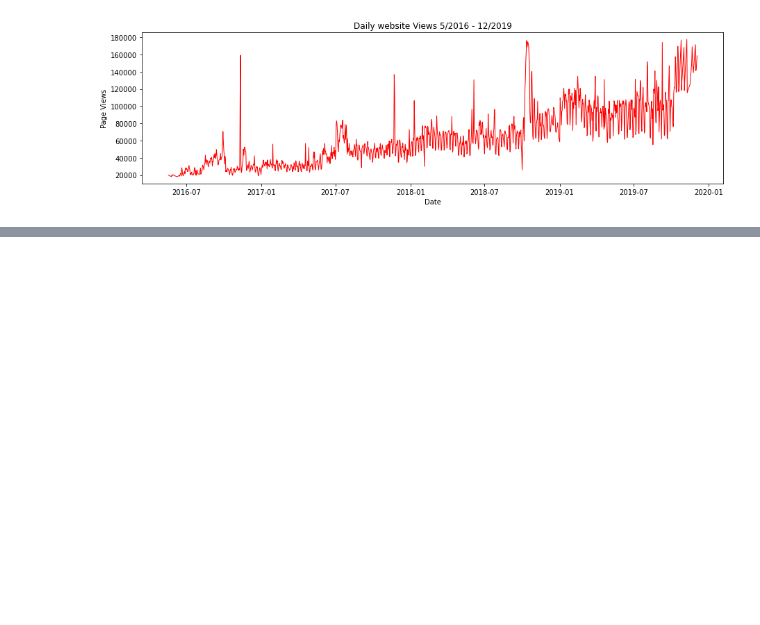
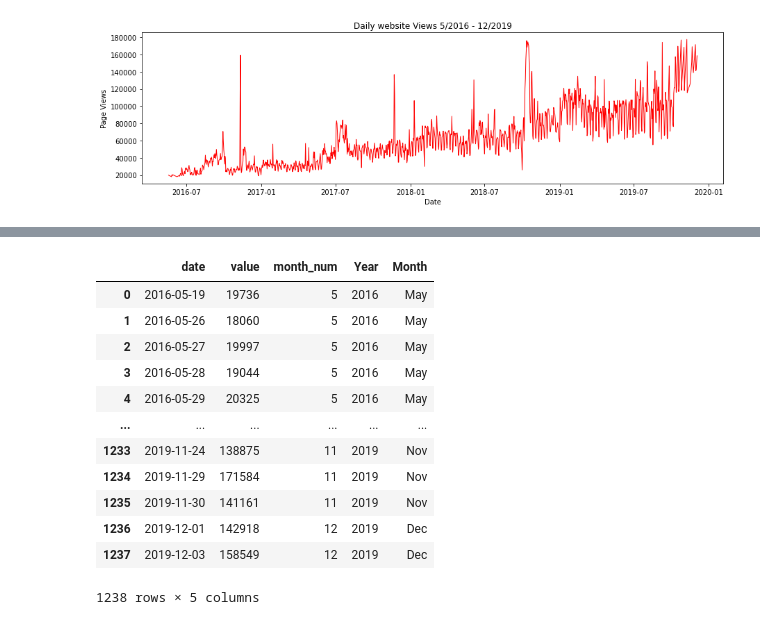
Before and after one commit to ecoplayer/sandbox, a Jupyter notebook: Page_View_Visualizer_TS.ipynb, the cells around one changed output, grey strips where cells are left out. Cells and saved outputs as stored; diff of their text form; code cells hidden in the pictures; blank space fills up the shorter version.

```diff
--- a/Page_View_Visualizer_TS.ipynb
+++ b/Page_View_Visualizer_TS.ipynb
@@ -80,0 +80,20 @@ plt.yticks(fontsize=10)
+# %%
+#box plot
+df_box=df.copy()
+df_box.reset_index(inplace=True)
+df_box["Year"] = [d.year for d in df_box.date]
+df_box["Month"] = [d.strftime ("%b") for d in df_box.date]
+# %% [output]
+|  | date | value | month_num | Year | Month |
+| 0 | 2016-05-19 | 19736 | 5 | 2016 | May |
+| 1 | 2016-05-26 | 18060 | 5 | 2016 | May |
+| 2 | 2016-05-27 | 19997 | 5 | 2016 | May |
+| 3 | 2016-05-28 | 19044 | 5 | 2016 | May |
+| 4 | 2016-05-29 | 20325 | 5 | 2016 | May |
+| ... | ... | ... | ... | ... | ... |
+| 1233 | 2019-11-24 | 138875 | 11 | 2019 | Nov |
+| 1234 | 2019-11-29 | 171584 | 11 | 2019 | Nov |
+| 1235 | 2019-11-30 | 141161 | 11 | 2019 | Nov |
+| 1236 | 2019-12-01 | 142918 | 12 | 2019 | Dec |
+| 1237 | 2019-12-03 | 158549 | 12 | 2019 | Dec |
+1238 rows × 5 columns
```
Also changed, not shown: parts of 6 cells of this notebook.
